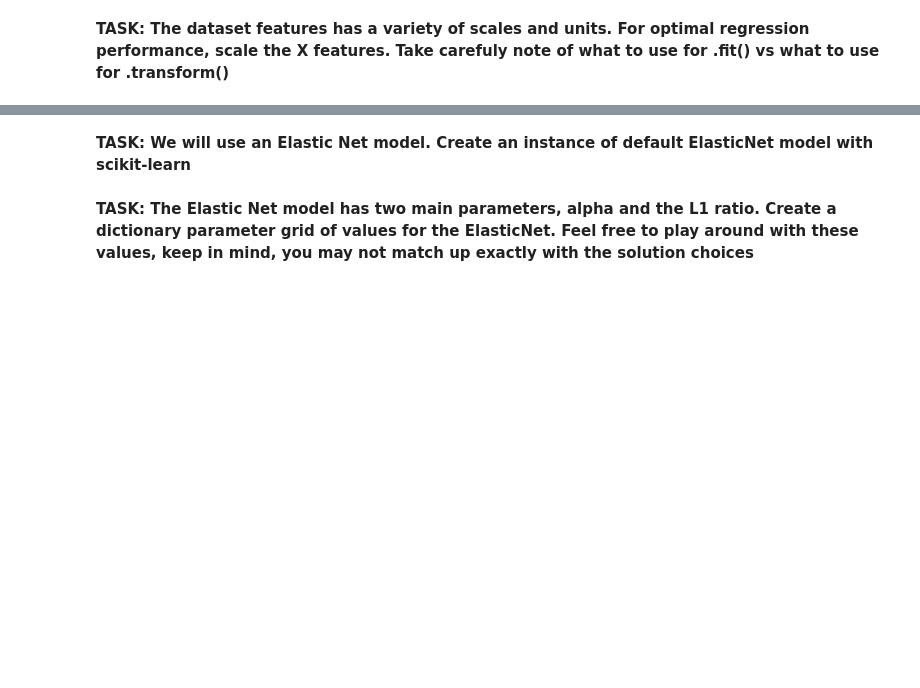
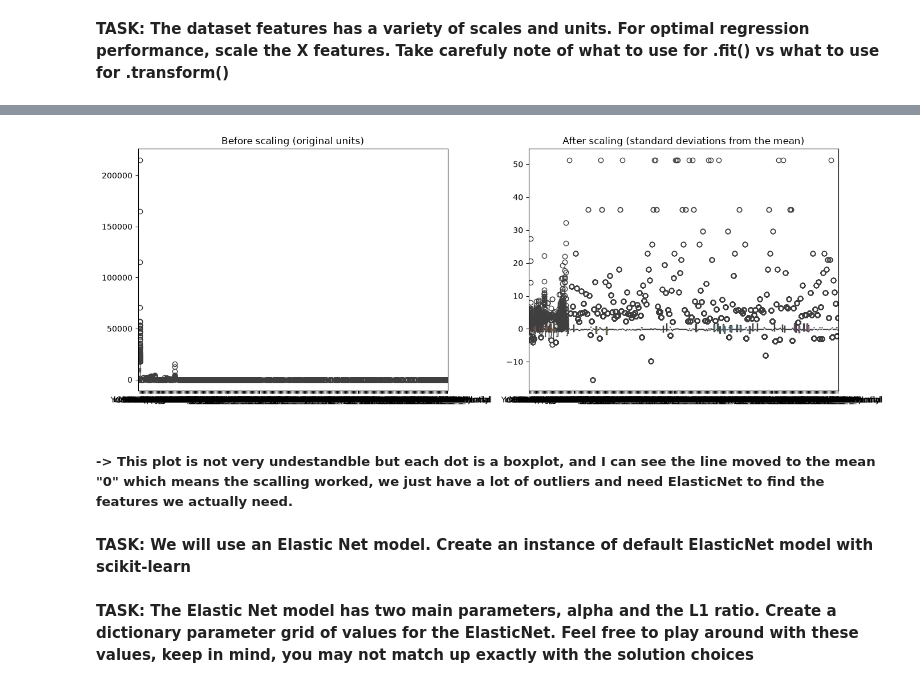
Before and after one commit to massirr/Machine-Learning---Forecasting, a Jupyter notebook: 3 - Regularization, Cross Validation, GridSearch/3 - Reg & CV & GS (Exc) (my notes).ipynb, the cells around one changed output, grey strips where cells are left out. Drawn from its saved outputs; the diff is of its cells as text; code cells hidden in the pictures; blank space fills up the shorter version.

Commit message:
Update execution count in Jupyter notebook and enhance notes for Lesson 3 assignment. Documented progress, results, and reflections on model performance and GridSearchCV usage.

```diff
--- a/3 - Regularization, Cross Validation, GridSearch/3 - Reg & CV & GS (Exc) (my notes).ipynb
+++ b/3 - Regularization, Cross Validation, GridSearch/3 - Reg & CV & GS (Exc) (my notes).ipynb
@@ -55,3 +55,7 @@ df.describe()
 8 rows × 274 columns
 # %% [markdown]
 **TASK: The label we are trying to predict is the SalePrice column. Separate out the data into X features and y labels**
+# %%
+#splitting
+X = df.drop('SalePrice', axis=1)
+y = df['SalePrice']
@@ -58,2 +84,5 @@ df.describe()
 # %% [markdown]
 **TASK: Use scikit-learn to split up X and y into a training set and test set. Since we will later be using a Grid Search strategy, set your test proportion to 10%. To get the same data split as the solutions notebook, you can specify random_state = 101**
+# %%
+from sklearn.model_selection import train_test_split
+X_train, X_test, y_train, y_test = train_test_split(X, y, test_size=0.1, random_state=101)
@@ -60,2 +95,11 @@ df.describe()
 # %% [markdown]
 **TASK: The dataset features has a variety of scales and units. For optimal regression performance, scale the X features. Take carefuly note of what to use for .fit() vs what to use for .transform()**
+# %%
+from sklearn.preprocessing import StandardScaler
+
+X_train_unscaled = X_train.copy() #for comparison after scalling
+
+scaler = StandardScaler()
+scaler.fit(X_train) # fit on train only so test stats don't leak in
+scaled_X_train = scaler.transform(X_train)
+scaled_X_test  = scaler.transform(X_test)
@@ -62,2 +154,17 @@ df.describe()
+# %%
+fig, axes = plt.subplots(1, 2, figsize=(14, 5))
+
+sns.boxplot(data=X_train_unscaled, ax=axes[0])
+axes[0].set_title('Before scaling (original units)')
+
+sns.boxplot(data=pd.DataFrame(scaled_X_train, columns=X.columns), ax=axes[1])
+axes[1].set_title('After scaling (standard deviations from the mean)')
+
+plt.tight_layout()
+plt.show()
+# %% [output]
+[figure, added]
+# %% [markdown]
+##### -> This plot is not very undestandble but each dot is a boxplot, and I can see the line moved to the mean "0" which means the scalling worked, we just have a lot of outliers and need ElasticNet to find the features we actually need.
 # %% [markdown]
 **TASK: We will use an Elastic Net model. Create an instance of default ElasticNet model with scikit-learn**
```
Also changed, not shown: parts of 22 cells of this notebook, 2 other files.
